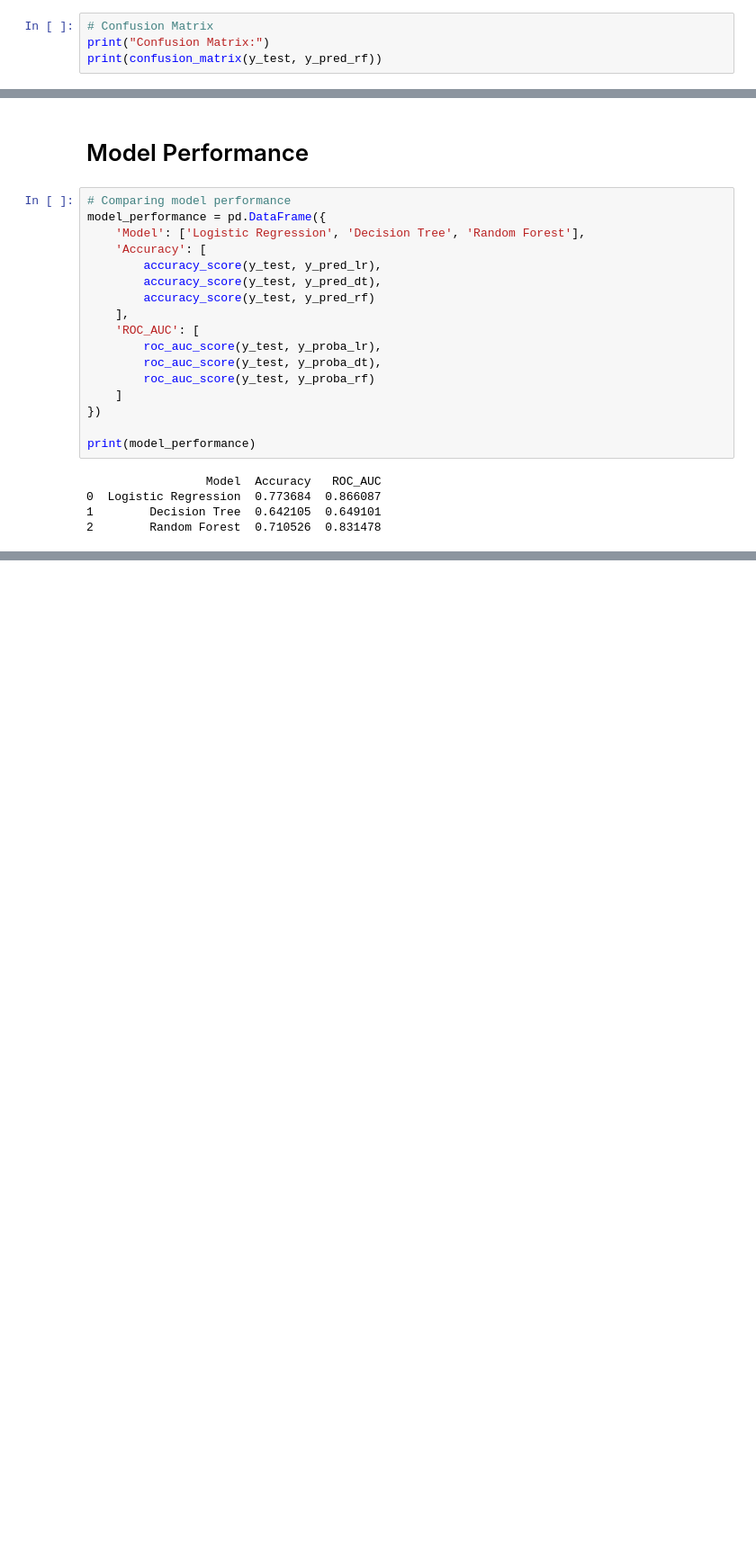
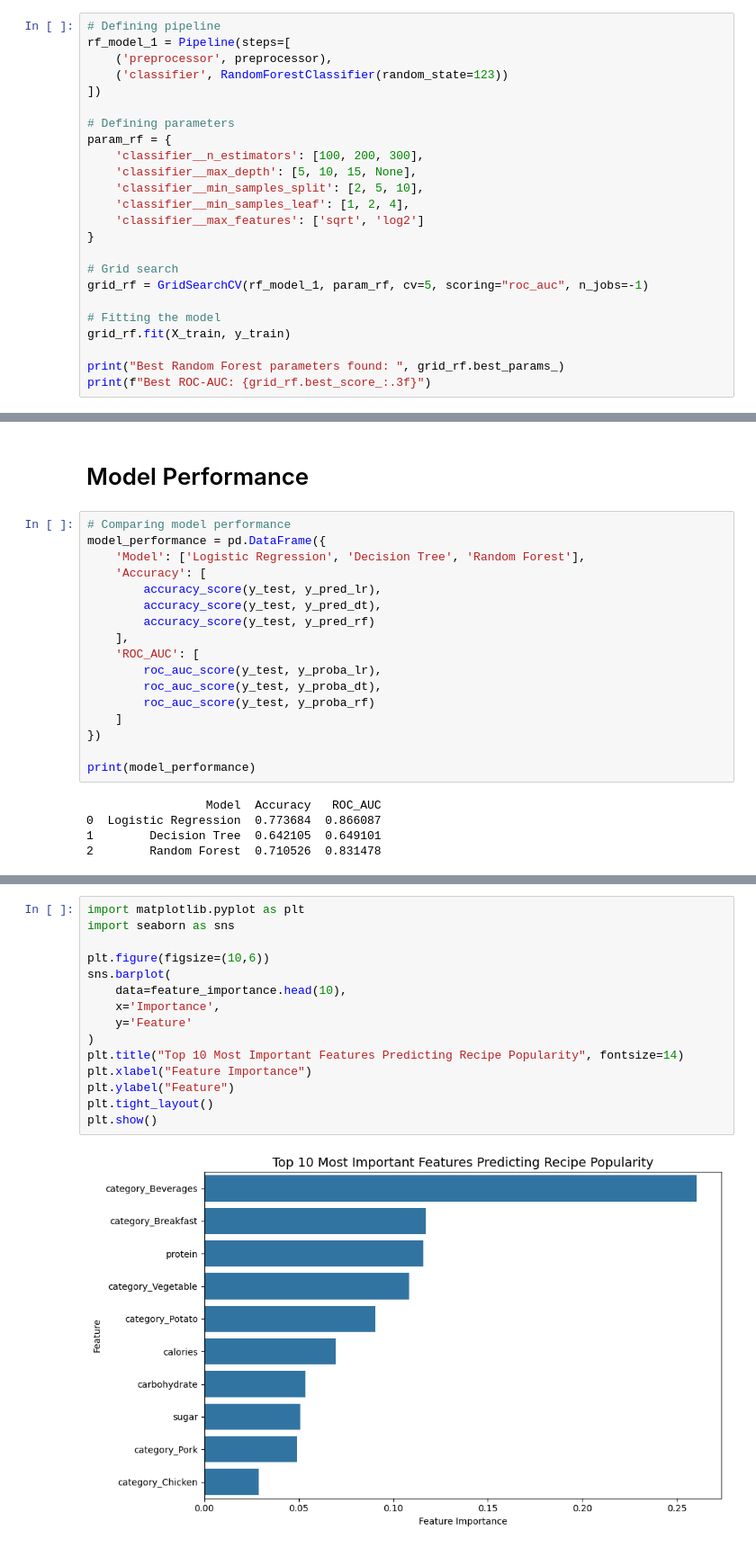
Before and after one commit to ekiru111/Recipe_site_traffic, a Jupyter notebook: recipe_site_traffic_2212.ipynb, the cells around one changed output, grey strips where cells are left out. Shown at 90% size. Drawn from its saved outputs; the diff is of its cells as text; blank space fills up the shorter version.

```diff
--- a/recipe_site_traffic_2212.ipynb
+++ b/recipe_site_traffic_2212.ipynb
@@ -564,5 +703,25 @@ weighted avg       0.72      0.71      0.71       190
 # %%
-# Confusion Matrix
-print("Confusion Matrix:")
-print(confusion_matrix(y_test, y_pred_rf))
+# Defining pipeline
+rf_model_1 = Pipeline(steps=[
+    ('preprocessor', preprocessor),
+    ('classifier', RandomForestClassifier(random_state=123))
+])
+
+# Defining parameters
+param_rf = {
+    'classifier__n_estimators': [100, 200, 300],
+    'classifier__max_depth': [5, 10, 15, None],
+    'classifier__min_samples_split': [2, 5, 10],
+    'classifier__min_samples_leaf': [1, 2, 4],
+    'classifier__max_features': ['sqrt', 'log2']
+}
+
+# Grid search
+grid_rf = GridSearchCV(rf_model_1, param_rf, cv=5, scoring="roc_auc", n_jobs=-1)
+
+# Fitting the model
+grid_rf.fit(X_train, y_train)
+
+print("Best Random Forest parameters found: ", grid_rf.best_params_)
+print(f"Best ROC-AUC: {grid_rf.best_score_:.3f}")
 # %% [output]
@@ -644,0 +852,17 @@ plt.show()
+# %%
+import matplotlib.pyplot as plt
+import seaborn as sns
+
+plt.figure(figsize=(10,6))
+sns.barplot(
+    data=feature_importance.head(10),
+    x='Importance',
+    y='Feature'
+)
+plt.title("Top 10 Most Important Features Predicting Recipe Popularity", fontsize=14)
+plt.xlabel("Feature Importance")
+plt.ylabel("Feature")
+plt.tight_layout()
+plt.show()
+# %% [output]
+[figure, added]
```
Also changed, not shown: parts of 30 cells of this notebook.
